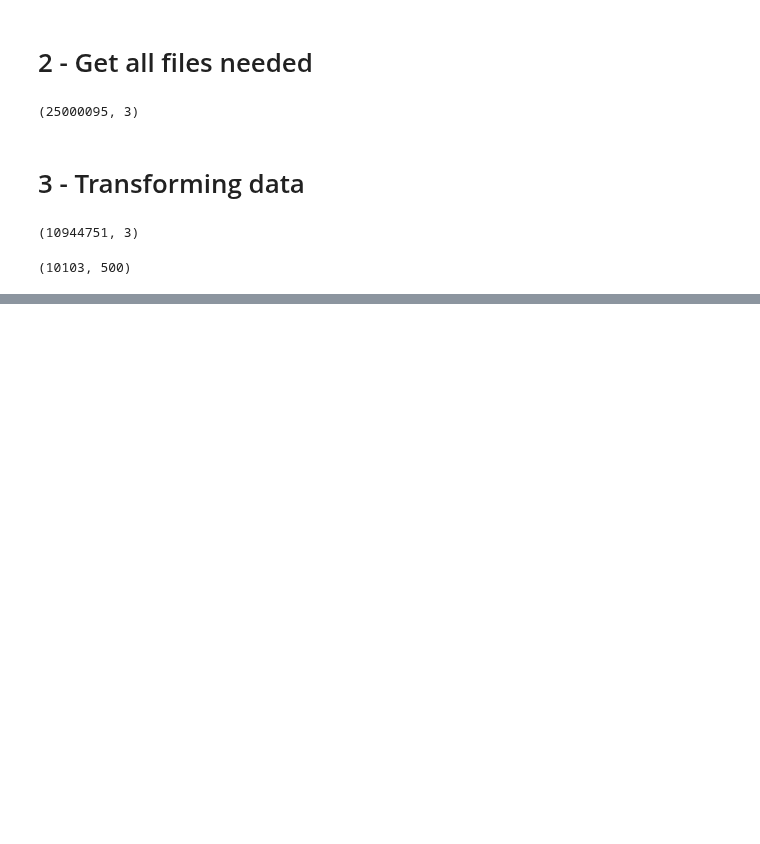
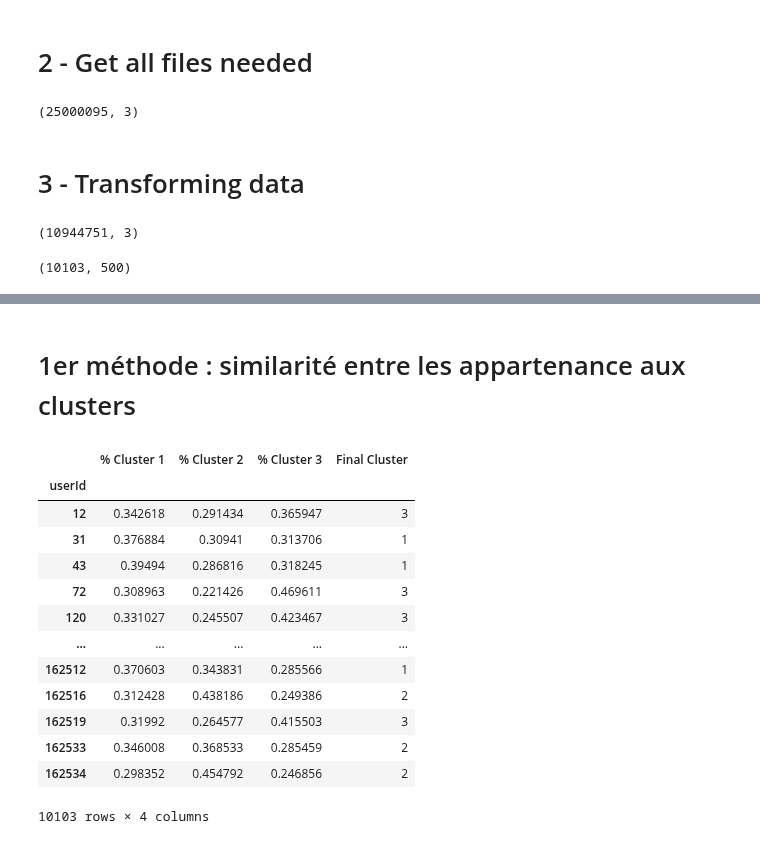
Before and after one commit to StundFR/ClusteringRecommendation, a Jupyter notebook: own algorithm/main.ipynb, the cells around one changed output, grey strips where cells are left out. Cells and saved outputs as stored; diff of their text form; code cells hidden in the pictures; blank space fills up the shorter version.

Commit message:
Création de la première méthode

```diff
--- a/own algorithm/main.ipynb
+++ b/own algorithm/main.ipynb
@@ -226,0 +206,28 @@ recommanded_movies(12)
+# %% [markdown]
+# 1er méthode : similarité entre les appartenance aux clusters
+# %%
+fcm = FCmeans(3)
+fcm.fit(for_users_data.values)
+soft_pred = fcm.soft_predict(for_users_data.values)
+# %%
+users = for_users_data.index
+membership_users = pd.DataFrame(index=users, columns=[f"% Cluster {i+1}" for i in range(soft_pred.shape[1])])
+membership_users.iloc[:, :] = soft_pred
+membership_users["Final Cluster"] = membership_users.loc[:,:].values.argmax(axis=-1) + 1
+
+membership_users
+# %% [output]
+|  | % Cluster 1 | % Cluster 2 | % Cluster 3 | Final Cluster |
+| userId |  |  |  |  |
+| 12 | 0.342618 | 0.291434 | 0.365947 | 3 |
+| 31 | 0.376884 | 0.30941 | 0.313706 | 1 |
+| 43 | 0.39494 | 0.286816 | 0.318245 | 1 |
+| 72 | 0.308963 | 0.221426 | 0.469611 | 3 |
+| 120 | 0.331027 | 0.245507 | 0.423467 | 3 |
+| ... | ... | ... | ... | ... |
+| 162512 | 0.370603 | 0.343831 | 0.285566 | 1 |
+| 162516 | 0.312428 | 0.438186 | 0.249386 | 2 |
+| 162519 | 0.31992 | 0.264577 | 0.415503 | 3 |
+| 162533 | 0.346008 | 0.368533 | 0.285459 | 2 |
+| 162534 | 0.298352 | 0.454792 | 0.246856 | 2 |
+10103 rows × 4 columns
```
Also changed, not shown: parts of 18 cells of this notebook.
